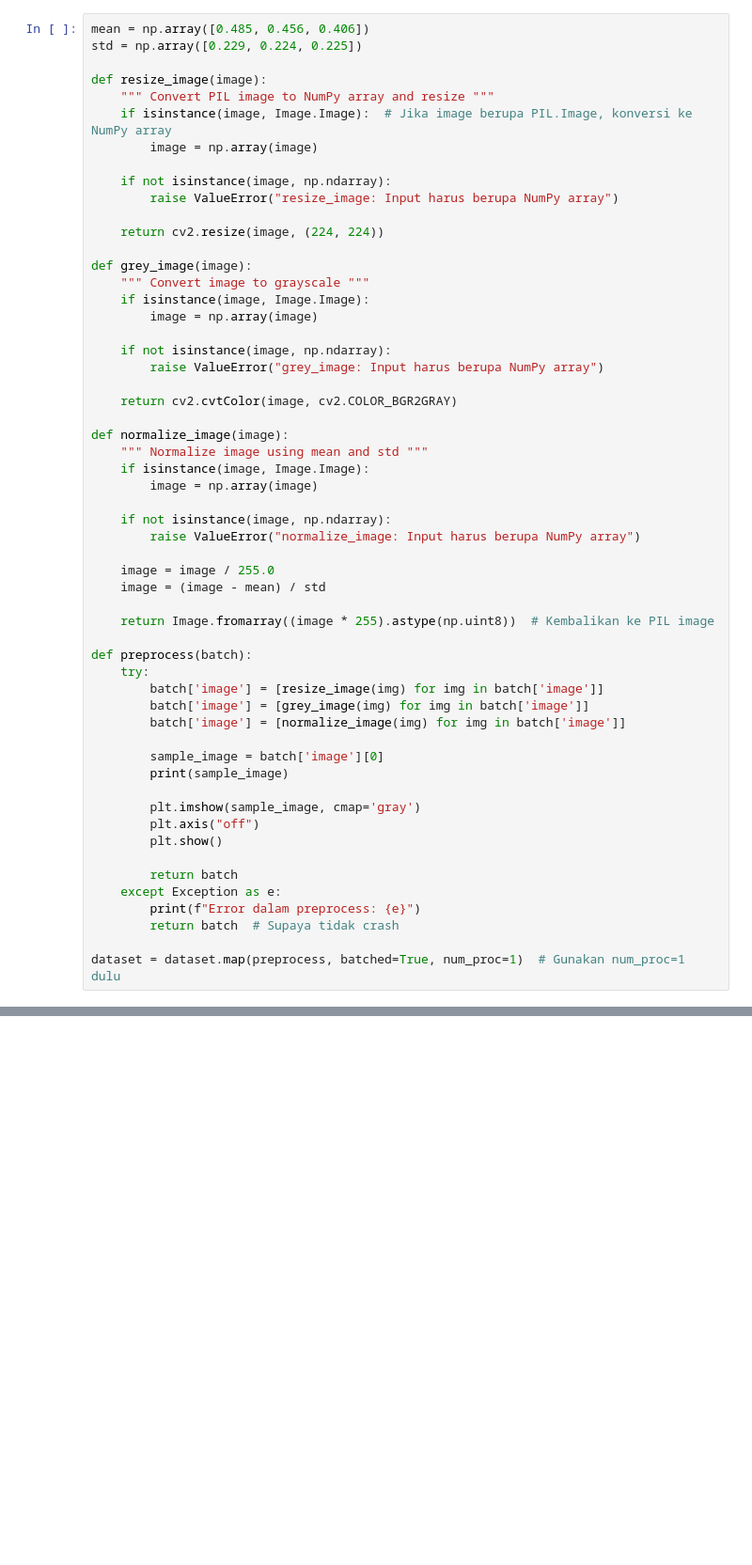
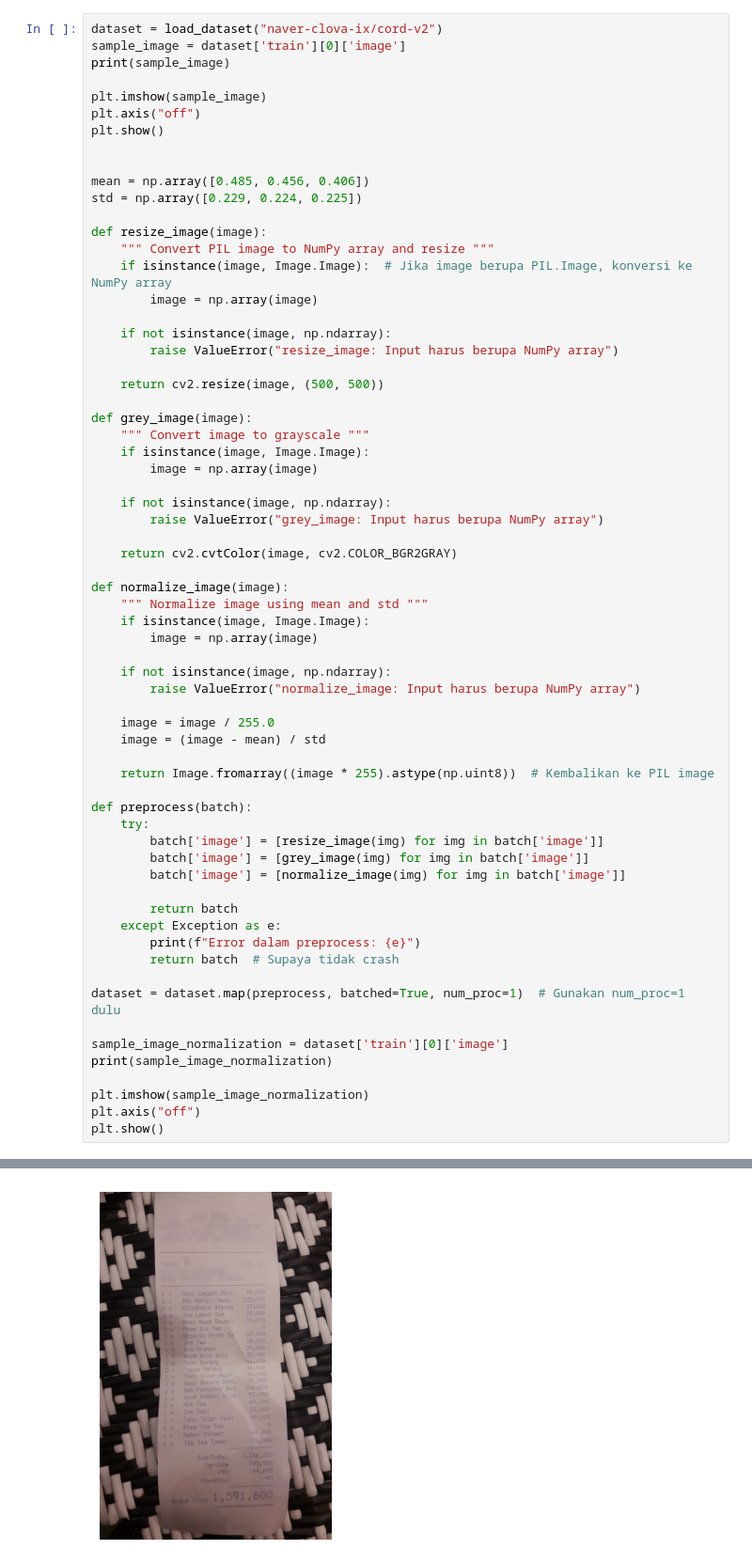
Before and after one commit to fitristachan/invoice-image-processing, a Jupyter notebook: data_etl_invoice.ipynb, the cells around one changed output, grey strips where cells are left out. Shown at 94% size. Drawn from its saved outputs; the diff is of its cells as text; blank space fills up the shorter version.

```diff
--- a/data_etl_invoice.ipynb
+++ b/data_etl_invoice.ipynb
@@ -26,4 +40,13 @@ plt.show()
 # %%
+dataset = load_dataset("naver-clova-ix/cord-v2")
+sample_image = dataset['train'][0]['image']
+print(sample_image)
+
+plt.imshow(sample_image)
+plt.axis("off")
+plt.show()
+
+
 mean = np.array([0.485, 0.456, 0.406])
 std = np.array([0.229, 0.224, 0.225])
 
@@ -35,7 +58,7 @@ def resize_image(image):
     if not isinstance(image, np.ndarray):
         raise ValueError("resize_image: Input harus berupa NumPy array")
 
-    return cv2.resize(image, (224, 224))
+    return cv2.resize(image, (500, 500))
 
 def grey_image(image):
     """ Convert image to grayscale """
@@ -66,17 +89,17 @@ def preprocess(batch):
         batch['image'] = [grey_image(img) for img in batch['image']]
         batch['image'] = [normalize_image(img) for img in batch['image']]
 
-        sample_image = batch['image'][0]
-        print(sample_image)
-
-        plt.imshow(sample_image, cmap='gray')
-        plt.axis("off")
-        plt.show()
-
         return batch
     except Exception as e:
         print(f"Error dalam preprocess: {e}")
         return batch  # Supaya tidak crash
 
 dataset = dataset.map(preprocess, batched=True, num_proc=1)  # Gunakan num_proc=1 dulu
+
+sample_image_normalization = dataset['train'][0]['image']
+print(sample_image_normalization)
+
+plt.imshow(sample_image_normalization)
+plt.axis("off")
+plt.show()
 # %% [output]
@@ -83,0 +107 @@ Error dalam preprocess: name 'Image' is not defined
+[figure, added]
```
Also changed, not shown: parts of 5 cells of this notebook.
